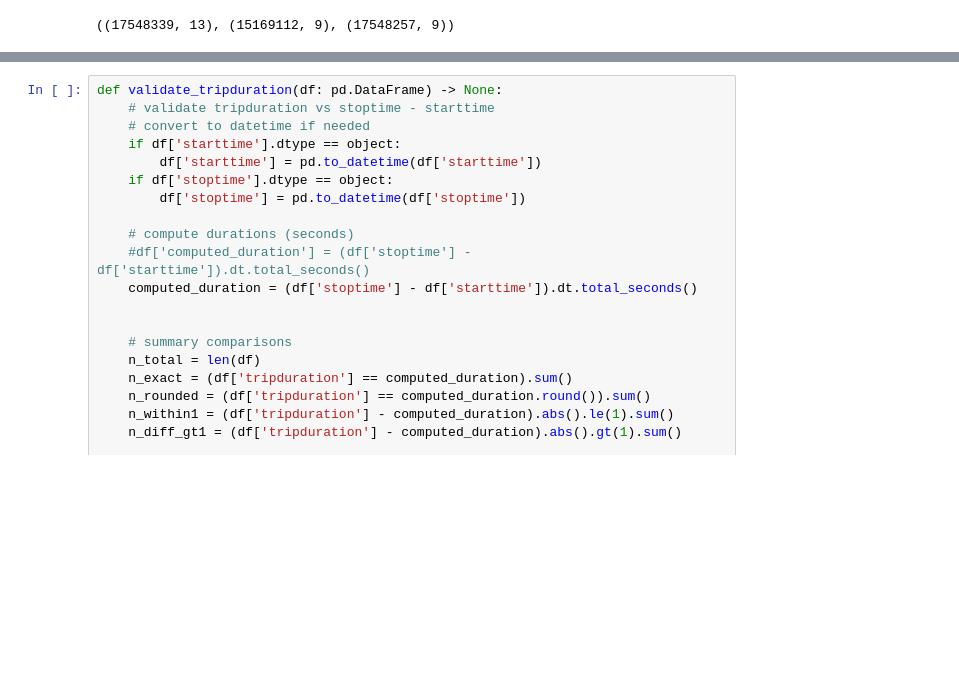
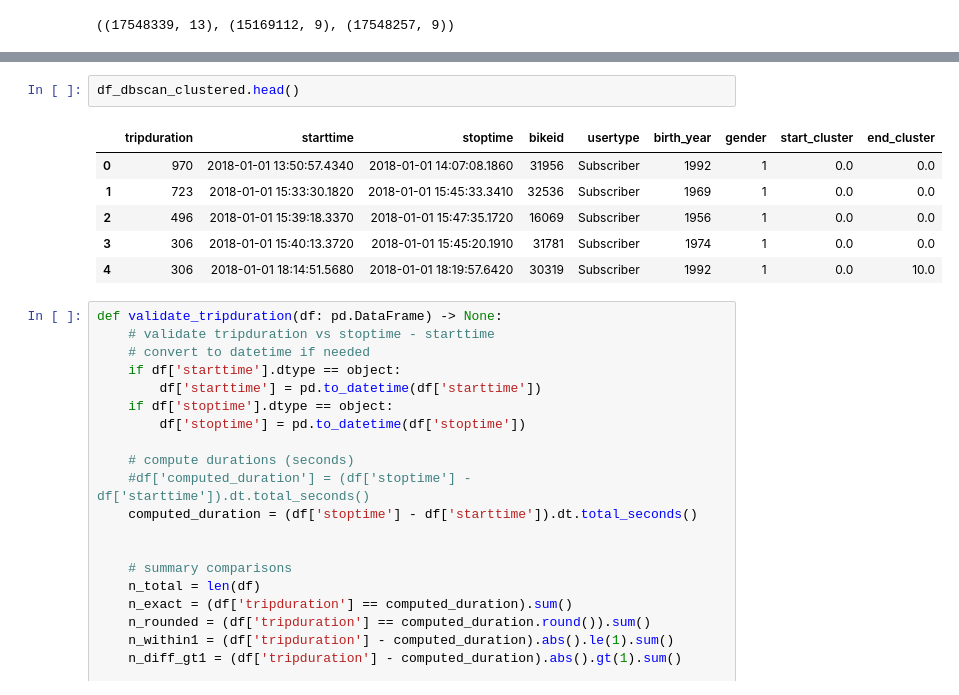
Before and after one commit to tarkanyitomi/BusinessAnal_Project, a Jupyter notebook: project_base.ipynb, the cells around one changed output, grey strips where cells are left out. Cells and saved outputs as stored; diff of their text form; blank space fills up the shorter version.

```diff
--- a/project_base.ipynb
+++ b/project_base.ipynb
@@ -302,3 +297,12 @@ df.head()
+# %%
+df_dbscan_clustered.head()
+# %% [output]
+|  | tripduration | starttime | stoptime | bikeid | usertype | birth_year | gender | start_cluster | end_cluster |
+| 0 | 970 | 2018-01-01 13:50:57.4340 | 2018-01-01 14:07:08.1860 | 31956 | Subscriber | 1992 | 1 | 0.0 | 0.0 |
+| 1 | 723 | 2018-01-01 15:33:30.1820 | 2018-01-01 15:45:33.3410 | 32536 | Subscriber | 1969 | 1 | 0.0 | 0.0 |
+| 2 | 496 | 2018-01-01 15:39:18.3370 | 2018-01-01 15:47:35.1720 | 16069 | Subscriber | 1956 | 1 | 0.0 | 0.0 |
+| 3 | 306 | 2018-01-01 15:40:13.3720 | 2018-01-01 15:45:20.1910 | 31781 | Subscriber | 1974 | 1 | 0.0 | 0.0 |
+| 4 | 306 | 2018-01-01 18:14:51.5680 | 2018-01-01 18:19:57.6420 | 30319 | Subscriber | 1992 | 1 | 0.0 | 10.0 |
 # %%
 def validate_tripduration(df: pd.DataFrame) -> None:
     # validate tripduration vs stoptime - starttime
```
Also changed, not shown: parts of 17 cells of this notebook.
